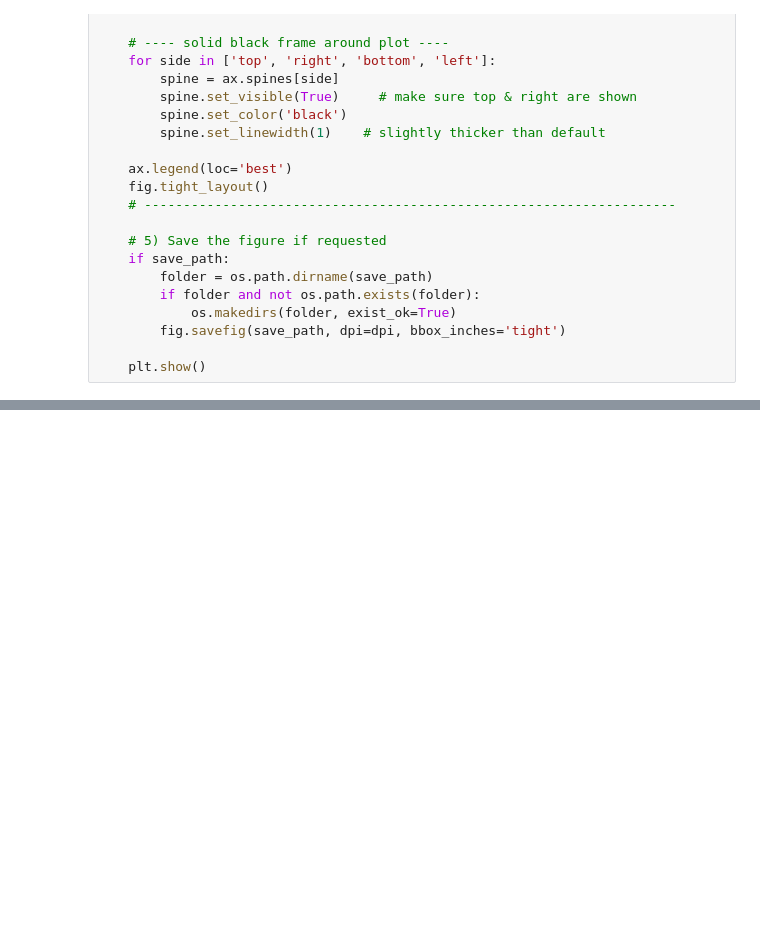
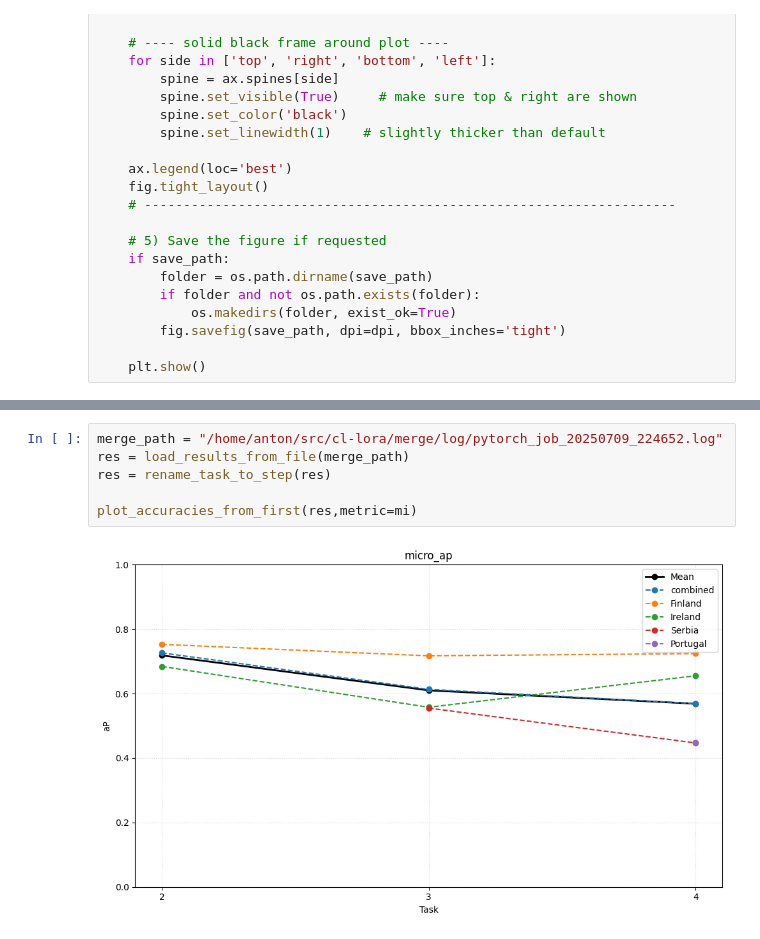
Before and after one commit to arnemaass/cl-lora, a Jupyter notebook: plots.ipynb, the cells around one changed output, grey strips where cells are left out. Saved outputs shown, nothing was run; the diff lists cells and outputs as text; blank space fills up the shorter version.

```diff
--- a/plots.ipynb
+++ b/plots.ipynb
@@ -559,0 +709,8 @@ plot_accuracies_from_first(load_results_from_file(path_test),ma,title="Macro Ave
+# %%
+merge_path = "/home/anton/src/cl-lora/merge/log/pytorch_job_20250709_224652.log"
+res = load_results_from_file(merge_path)
+res = rename_task_to_step(res)
+
+plot_accuracies_from_first(res,metric=mi)
+# %% [output]
+[figure, added]
```
Also changed, not shown: parts of 25 cells of this notebook.
